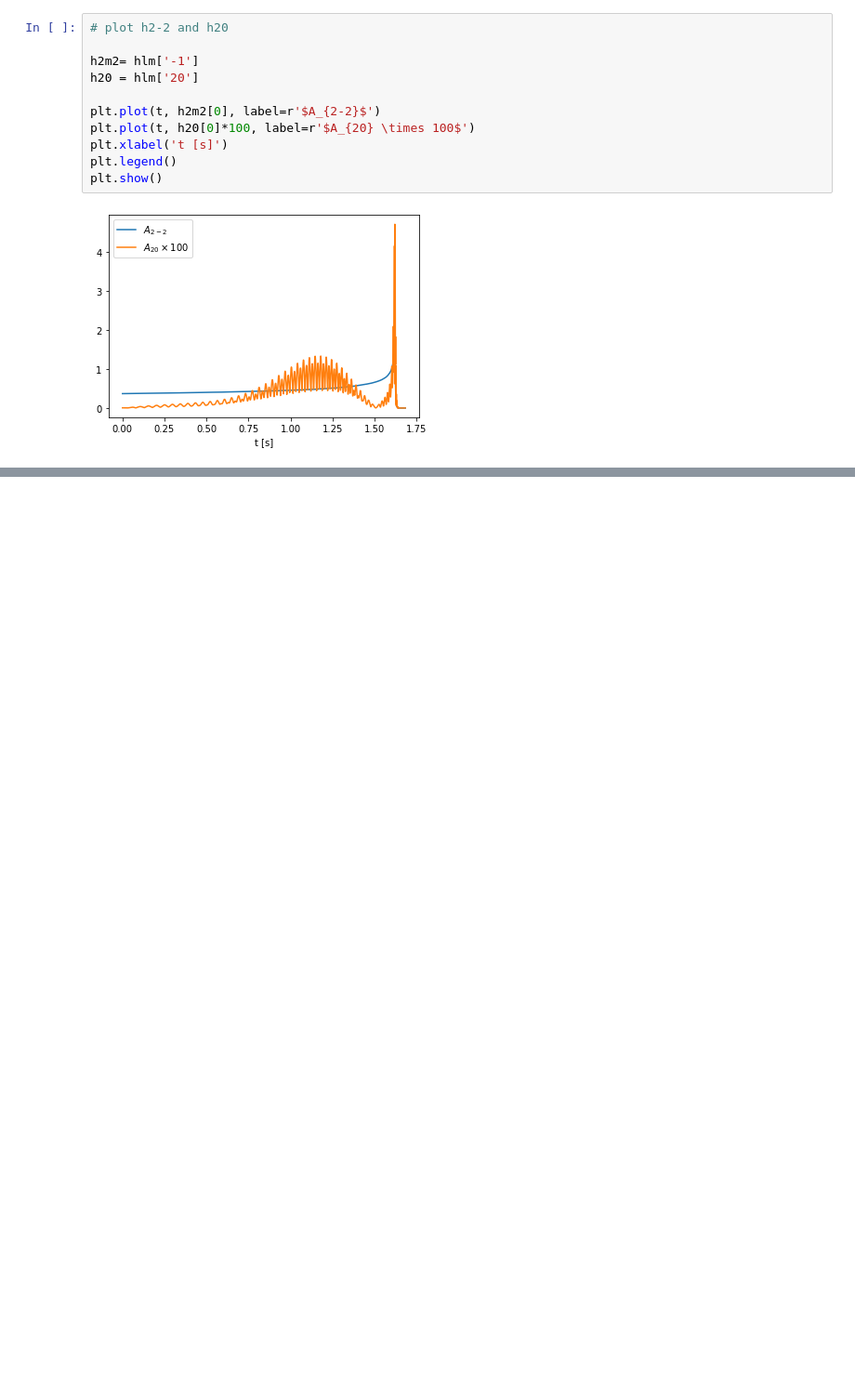
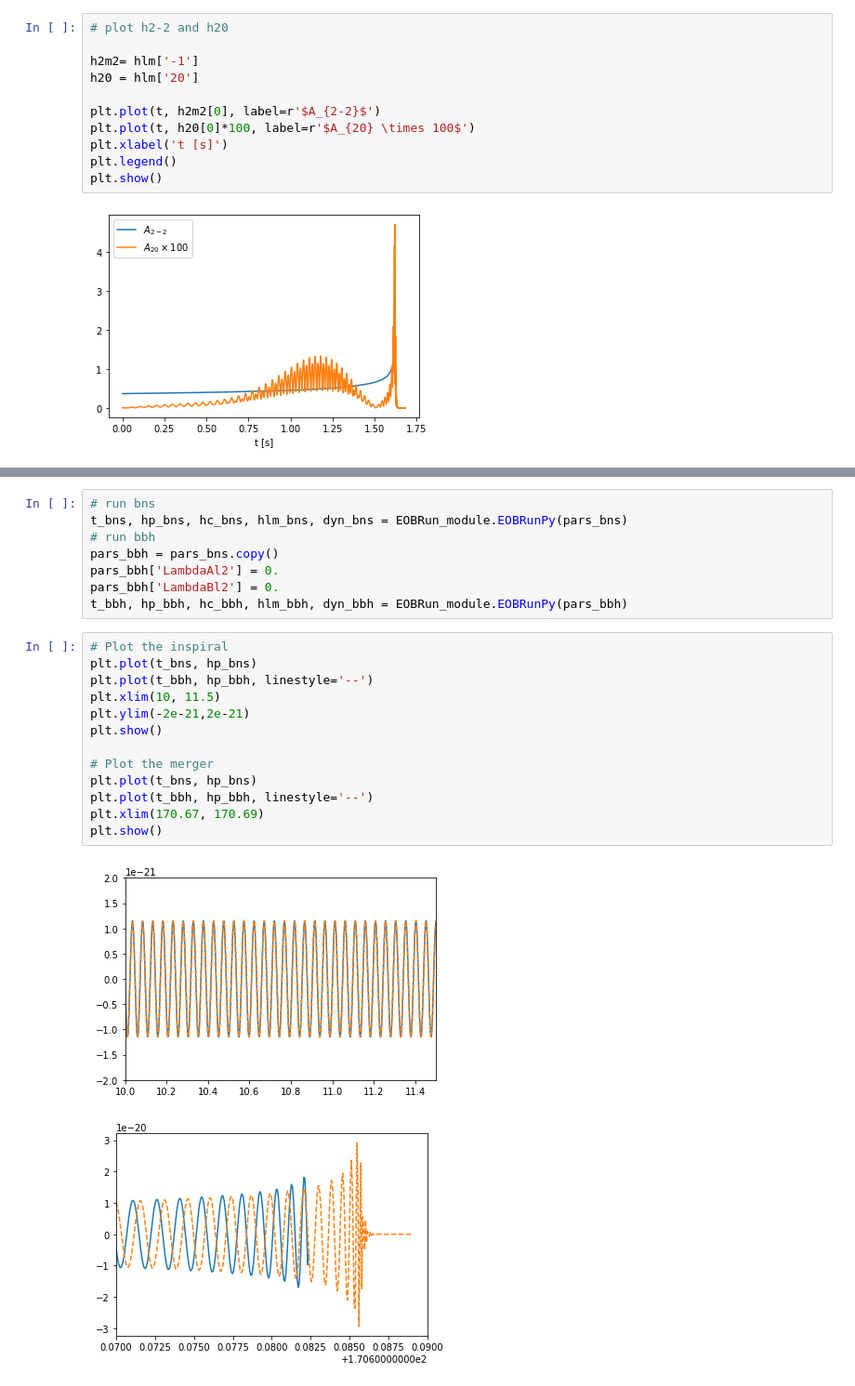
Before and after one commit to RoxGamba/teobresums-hands-on, a Jupyter notebook: WaveformTutorial.ipynb, the cells around one changed output, grey strips where cells are left out. Shown: that part at 93% size. Drawn from its saved outputs; the diff is of its cells as text; blank space fills up the shorter version.

```diff
--- a/WaveformTutorial.ipynb
+++ b/WaveformTutorial.ipynb
@@ -298,0 +332,24 @@ plt.show()
+# %%
+# run bns
+t_bns, hp_bns, hc_bns, hlm_bns, dyn_bns = EOBRun_module.EOBRunPy(pars_bns)
+# run bbh
+pars_bbh = pars_bns.copy()
+pars_bbh['LambdaAl2'] = 0.
+pars_bbh['LambdaBl2'] = 0.
+t_bbh, hp_bbh, hc_bbh, hlm_bbh, dyn_bbh = EOBRun_module.EOBRunPy(pars_bbh)
+# %%
+# Plot the inspiral
+plt.plot(t_bns, hp_bns)
+plt.plot(t_bbh, hp_bbh, linestyle='--')
+plt.xlim(10, 11.5)
+plt.ylim(-2e-21,2e-21)
+plt.show()
+
+# Plot the merger
+plt.plot(t_bns, hp_bns)
+plt.plot(t_bbh, hp_bbh, linestyle='--')
+plt.xlim(170.67, 170.69)
+plt.show()
+# %% [output]
+[figure, added]
+[figure, added]
```
Also changed, not shown: parts of 5 cells of this notebook.
